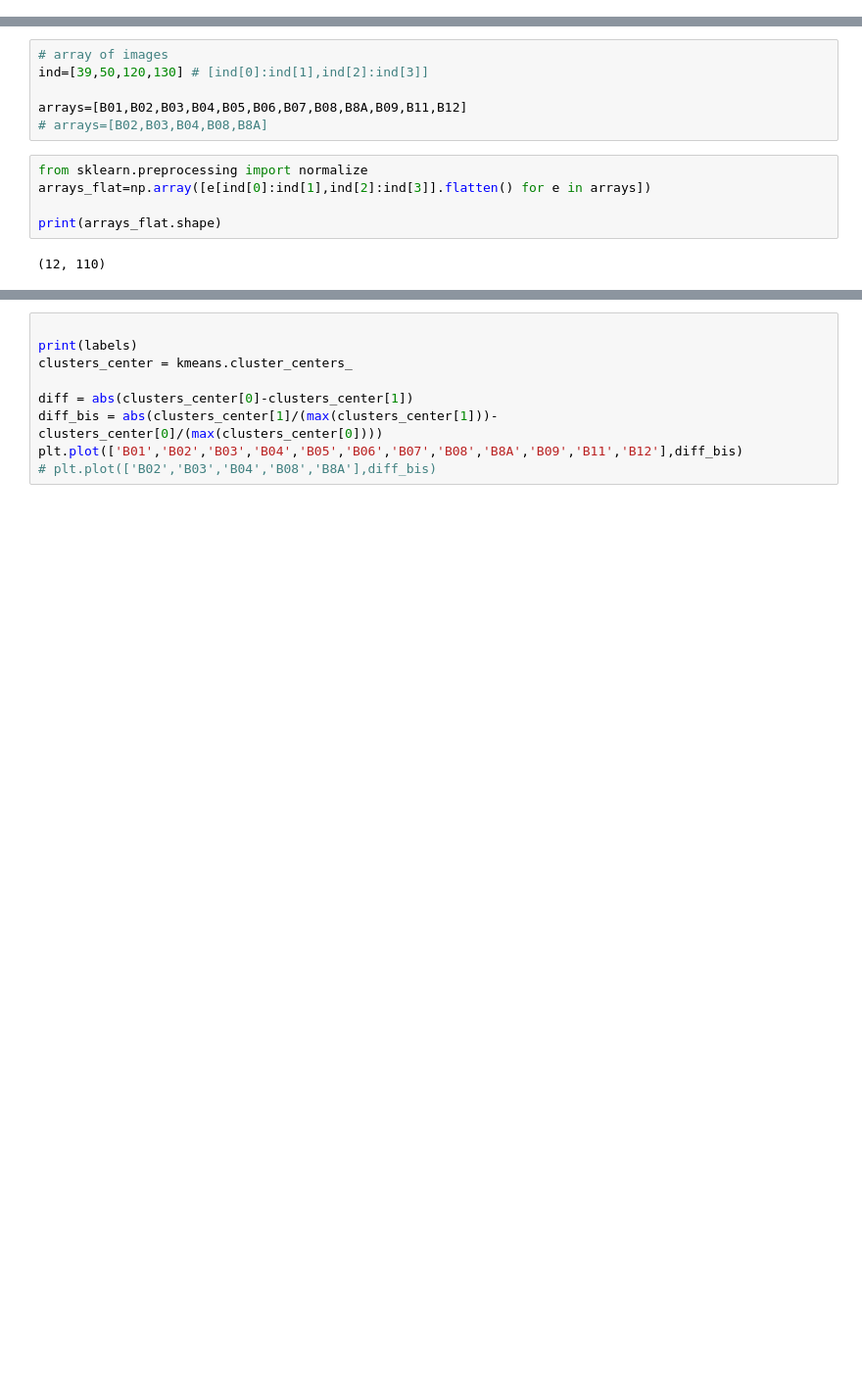
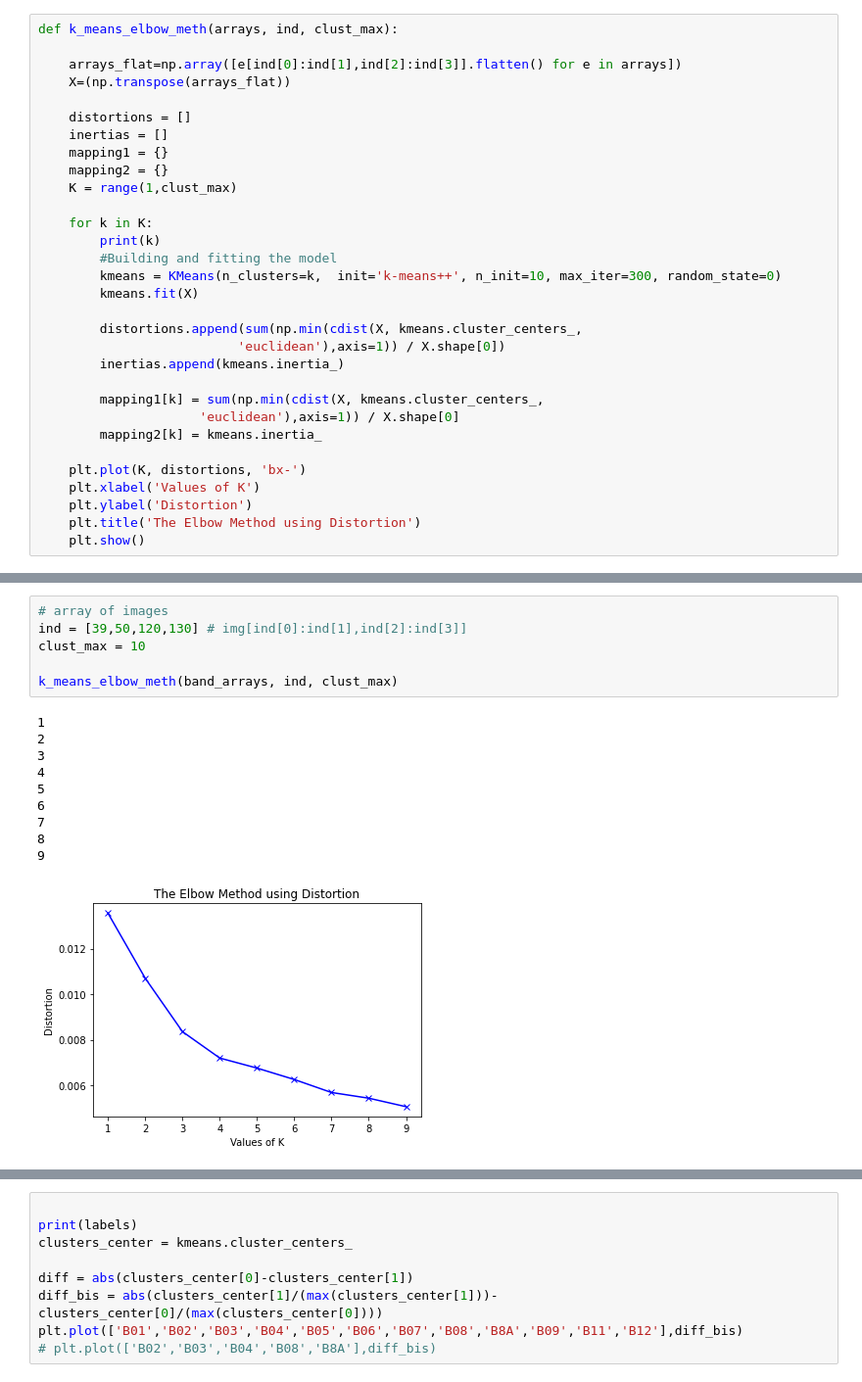
Before and after one commit to BasileR/plastic_detection_from_space, a Jupyter notebook: Detection_image_signature_spectrale_Alina.ipynb, the cells around one changed output, grey strips where cells are left out. Shown at 98% size. Saved outputs shown, nothing was run; the diff lists cells and outputs as text; blank space fills up the shorter version.

```diff
--- a/Detection_image_signature_spectrale_Alina.ipynb
+++ b/Detection_image_signature_spectrale_Alina.ipynb
@@ -68,0 +45,31 @@ plt.colorbar()
+# %%
+def k_means_elbow_meth(arrays, ind, clust_max):
+
+    arrays_flat=np.array([e[ind[0]:ind[1],ind[2]:ind[3]].flatten() for e in arrays])
+    X=(np.transpose(arrays_flat))
+
+    distortions = []
+    inertias = []
+    mapping1 = {}
+    mapping2 = {}
+    K = range(1,clust_max)
+
+    for k in K:
+        print(k)
+        #Building and fitting the model
+        kmeans = KMeans(n_clusters=k,  init='k-means++', n_init=10, max_iter=300, random_state=0)
+        kmeans.fit(X)
+
+        distortions.append(sum(np.min(cdist(X, kmeans.cluster_centers_,
+                          'euclidean'),axis=1)) / X.shape[0])
+        inertias.append(kmeans.inertia_)
+
+        mapping1[k] = sum(np.min(cdist(X, kmeans.cluster_centers_,
+                     'euclidean'),axis=1)) / X.shape[0]
+        mapping2[k] = kmeans.inertia_
+
+    plt.plot(K, distortions, 'bx-')
+    plt.xlabel('Values of K')
+    plt.ylabel('Distortion')
+    plt.title('The Elbow Method using Distortion')
+    plt.show()
@@ -69,13 +98,17 @@ plt.colorbar()
 # %%
 # array of images
-ind=[39,50,120,130] # [ind[0]:ind[1],ind[2]:ind[3]]
+ind = [39,50,120,130] # img[ind[0]:ind[1],ind[2]:ind[3]]
+clust_max = 10
 
-arrays=[B01,B02,B03,B04,B05,B06,B07,B08,B8A,B09,B11,B12]
-# arrays=[B02,B03,B04,B08,B8A]
+k_means_elbow_meth(band_arrays, ind, clust_max)
+# %% [output]
+1
+2
+3
+4
+5
+6
+7
+8
+9
+[figure, added]
-# %%
-from sklearn.preprocessing import normalize
-arrays_flat=np.array([e[ind[0]:ind[1],ind[2]:ind[3]].flatten() for e in arrays])
-
-print(arrays_flat.shape)
-# %% [output]
-(12, 110)
```
Also changed, not shown: parts of 38 cells of this notebook, 1 other file.
